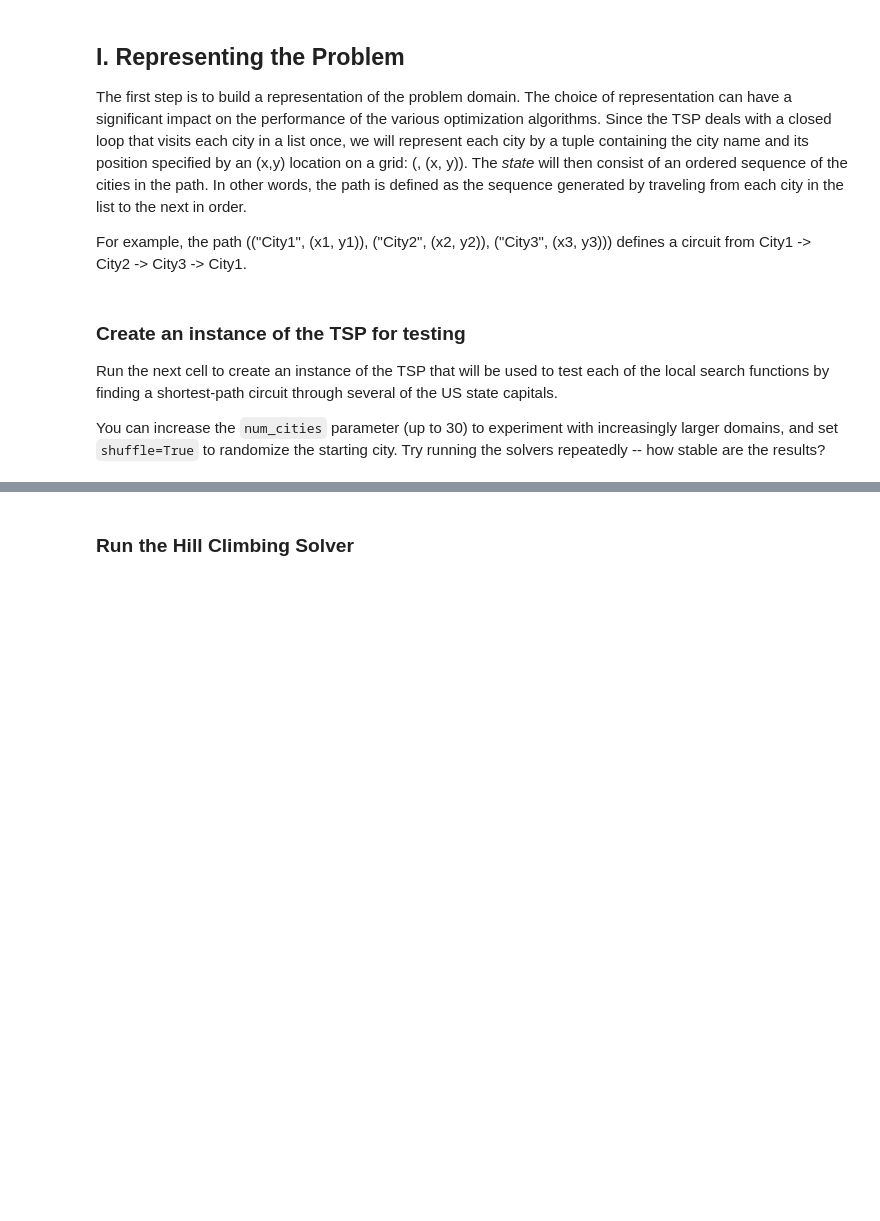
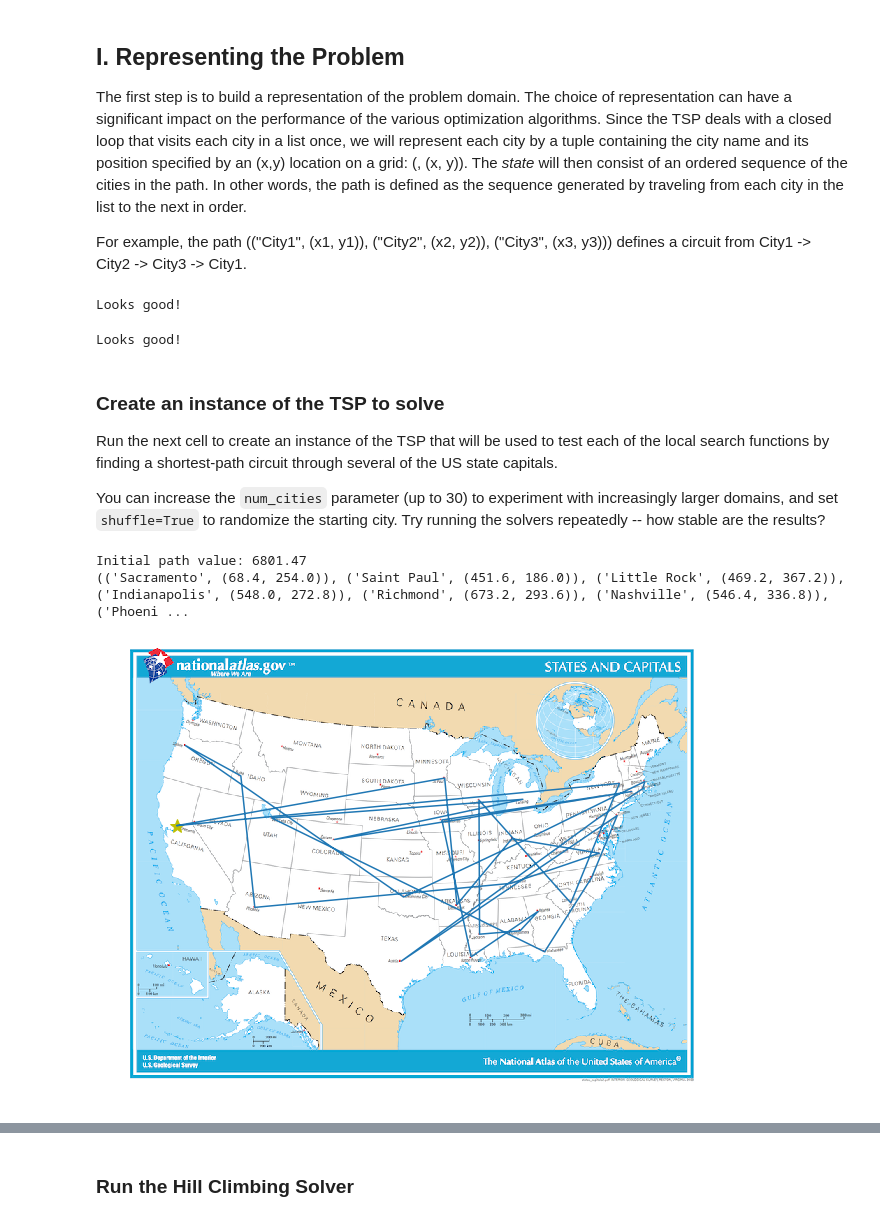
Before and after one commit to alecsphys/Udacity_AI_Nanodegree, a Jupyter notebook: artificial-intelligence/Exercises/3_Local Search/AIND-Local Search.ipynb, the cells around one changed output, grey strips where cells are left out. Cells and saved outputs as stored; diff of their text form; code cells hidden in the pictures; blank space fills up the shorter version.

```diff
--- a/artificial-intelligence/Exercises/3_Local Search/AIND-Local Search.ipynb
+++ b/artificial-intelligence/Exercises/3_Local Search/AIND-Local Search.ipynb
@@ -38,6 +38,11 @@ The first step is to build a representation of the problem domain.  The choice o
 
 For example, the path (("City1", (x1, y1)), ("City2", (x2, y2)), ("City3", (x3, y3))) defines a circuit from City1 -> City2 -> City3 -> City1.
 # %%
+import random
+from itertools import combinations
+from math import sqrt
+from collections import deque
+
 
 def dist(xy1, xy2):
     """ Calculate the distance between two points.
@@ -46,7 +51,8 @@ def dist(xy1, xy2):
     other metric
     """
     # TODO: Implement this function!
-    raise NotImplementedError
+    # raise NotImplementedError
+    return sqrt((xy1[0] - xy2[0])**2 + (xy1[1] - xy2[1])**2)
 
 
 class TravelingSalesmanProblem:
@@ -149,7 +155,13 @@ class TravelingSalesmanProblem:
             present state
         """
         # TODO: Implement this function!
-        raise NotImplementedError
+        # raise NotImplementedError
+        for offset in range(len(self.path) - 1):
+            for width in range(2, len(self.path) - 1):
+                nodes = deque(self.path)
+                nodes.rotate(offset)
+                path = [nodes.popleft() for _ in range(width)][::-1] + list(nodes)
+                yield TravelingSalesmanProblem(path)
 
     def get_successor(self):
         """ Return a random state from the neighborhood of the current state.
@@ -172,7 +184,13 @@ class TravelingSalesmanProblem:
             present state
         """
         # TODO: Implement this function!
-        raise NotImplementedError
+        # raise NotImplementedError
+        offset = random.randint(0, len(self.path) - 2)
+        width = random.randint(2, len(self.path) - 2)
+        nodes = deque(self.path)
+        nodes.rotate(offset)
+        path = [nodes.popleft() for _ in range(width)][::-1] + list(nodes)
+        return TravelingSalesmanProblem(path)
 
     def __get_value(self):
         """ Calculate the total length of the closed-circuit path of the current
@@ -204,7 +222,8 @@ class TravelingSalesmanProblem:
                 higher value relative to long paths
         """
         # TODO: Implement this function!
-        raise NotImplementedError
+        # raise NotImplementedError
+        return -sum(dist(self.coords[i-1], self.coords[i]) for i in range(len(self.path)))
 # %%
 # Construct an instance of the TravelingSalesmanProblem and test `.__get_value()`
 test_cities = [('DC', (11, 1)), ('SF', (0, 0)), ('PHX', (2, -3)), ('LA', (0, -4))]
@@ -212,6 +231,8 @@ tsp = TravelingSalesmanProblem(test_cities)
 assert round(-tsp.utility, 2) == 28.97, \
     "There was a problem with the utility value returned by your TSP class."
 print("Looks good!")
+# %% [output]
+Looks good!
 # %%
 # Test the successors() method
 successor_paths = set([x.path for x in tsp.successors()])
@@ -223,21 +244,27 @@ expected_paths = [
 assert all(contains(successor_paths, x) for x in expected_paths), \
     "It looks like your successors list does not implement the suggested neighborhood function."
 print("Looks good!")
+# %% [output]
+Looks good!
 # %% [markdown]
-### Create an instance of the TSP for testing
+### Create an instance of the TSP to solve
 Run the next cell to create an instance of the TSP that will be used to test each of the local search functions by finding a shortest-path circuit through several of the US state capitals.
 
 You can increase the `num_cities` parameter (up to 30) to experiment with increasingly larger domains, and set `shuffle=True` to randomize the starting city.  Try running the solvers repeatedly -- how stable are the results?
 # %%
 # Create the problem instance and plot the initial state
-num_cities = 10
-shuffle = False
+num_cities = 30
+shuffle = True
 
 capitals_tsp = TravelingSalesmanProblem(capitals_list[:num_cities], shuffle=shuffle)
 starting_city = capitals_tsp.path[0]
 print("Initial path value: {:.2f}".format(-capitals_tsp.utility))
 print(capitals_tsp.path)  # The start/end point is indicated with a yellow star
 show_path(capitals_tsp.coords, starting_city)
+# %% [output]
+Initial path value: 6801.47
+(('Sacramento', (68.4, 254.0)), ('Saint Paul', (451.6, 186.0)), ('Little Rock', (469.2, 367.2)), ('Indianapolis', (548.0, 272.8)), ('Richmond', (673.2, 293.6)), ('Nashville', (546.4, 336.8)), ('Phoeni ...
+[figure, added]
 # %% [markdown]
 ## II. Hill Climbing
 Next, complete the `solve()` method for the `HillClimbingSolver` class below.
```
Also changed, not shown: parts of 9 cells of this notebook.
